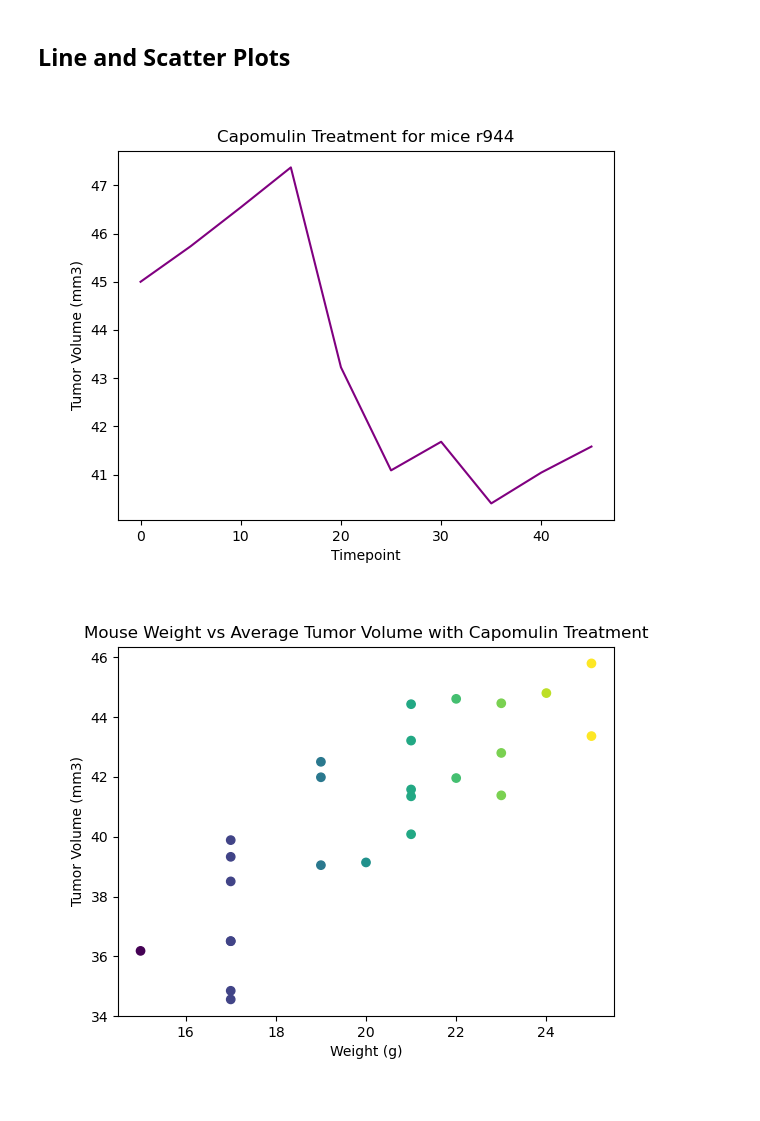
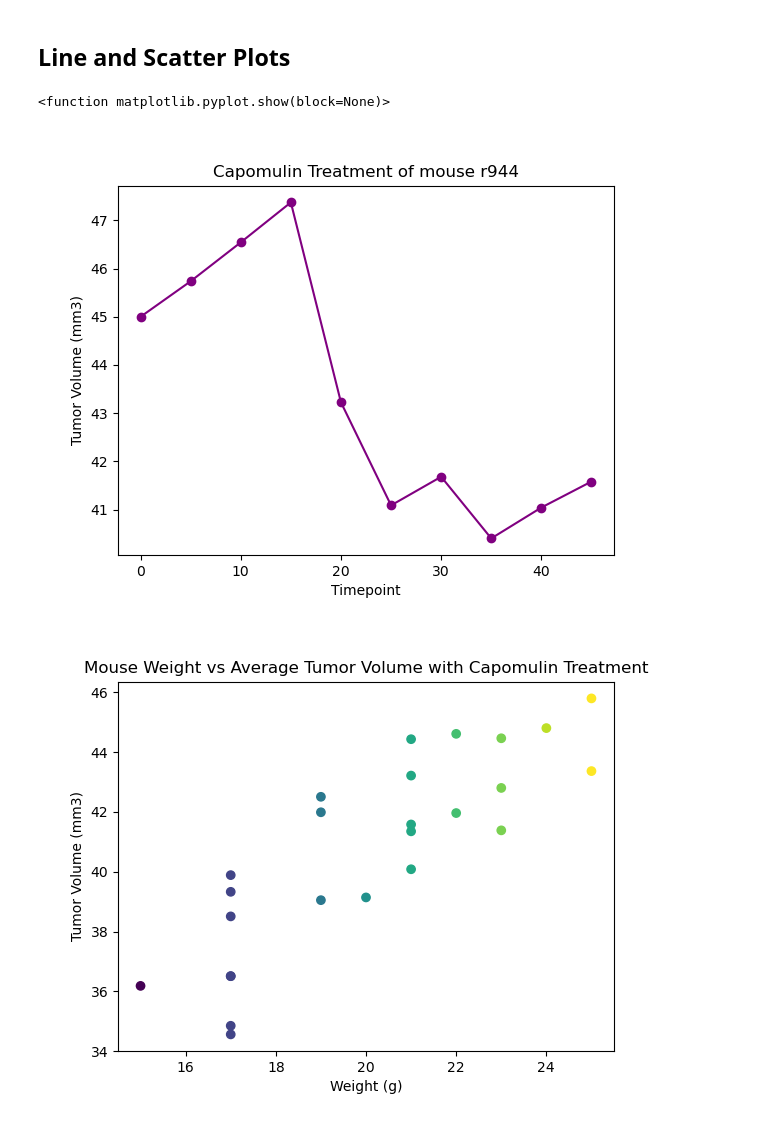
Before and after one commit to jacktemme/matplot-challenge, a Jupyter notebook: Pymaceuticals/pymaceuticals_starter.ipynb, the cells around one changed output. Cells and saved outputs as stored; diff of their text form; code cells hidden in the pictures.

```diff
--- a/Pymaceuticals/pymaceuticals_starter.ipynb
+++ b/Pymaceuticals/pymaceuticals_starter.ipynb
@@ -282,16 +284,18 @@ plt.show()
 # %%
 # Generate a line plot of tumor volume vs. time point for a single mouse treated with Capomulin
 r944_df = mouse_df.loc[mouse_df["Mouse ID"] == "r944"]
 x_values = r944_df["Timepoint"]
 y_values = r944_df["Tumor Volume (mm3)"]
+
 fig,ax = plt.subplots()
-ax.plot(x_values,y_values, color = "purple")
+ax.plot(x_values,y_values, color = "purple", marker = "o")
 ax.set_xlabel("Timepoint")
 ax.set_ylabel("Tumor Volume (mm3)")
-ax.set_title("Capomulin Treatment for mice r944")
-plt.show()
+ax.set_title("Capomulin Treatment of mouse r944")
+plt.show
 # %% [output]
+<function matplotlib.pyplot.show(block=None)>
-[figure, old version]
+[figure, new version]
 # %%
 # Generate a scatter plot of mouse weight vs. the average observed tumor volume for the entire Capomulin regimen
 cap_df = mouse_df.loc[mouse_df["Drug Regimen"] == "Capomulin"]
```
Also changed, not shown: parts of 4 cells of this notebook.
